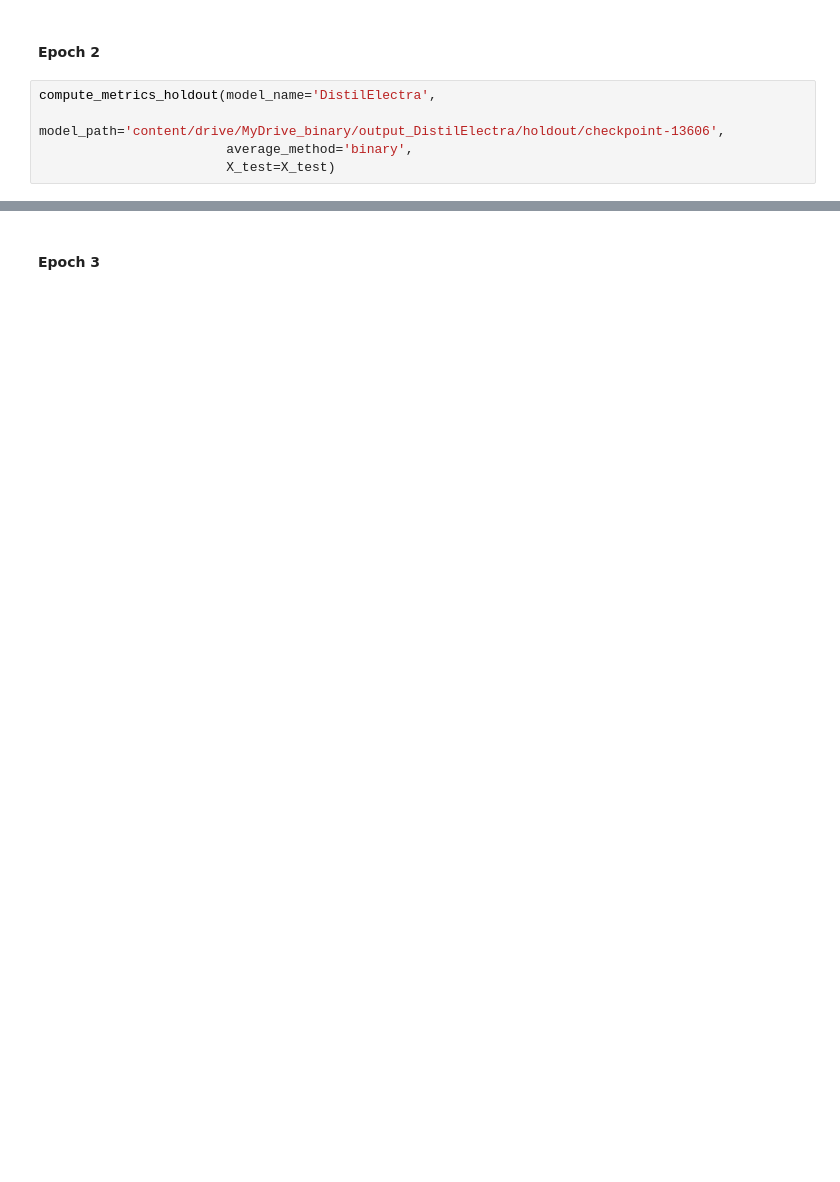
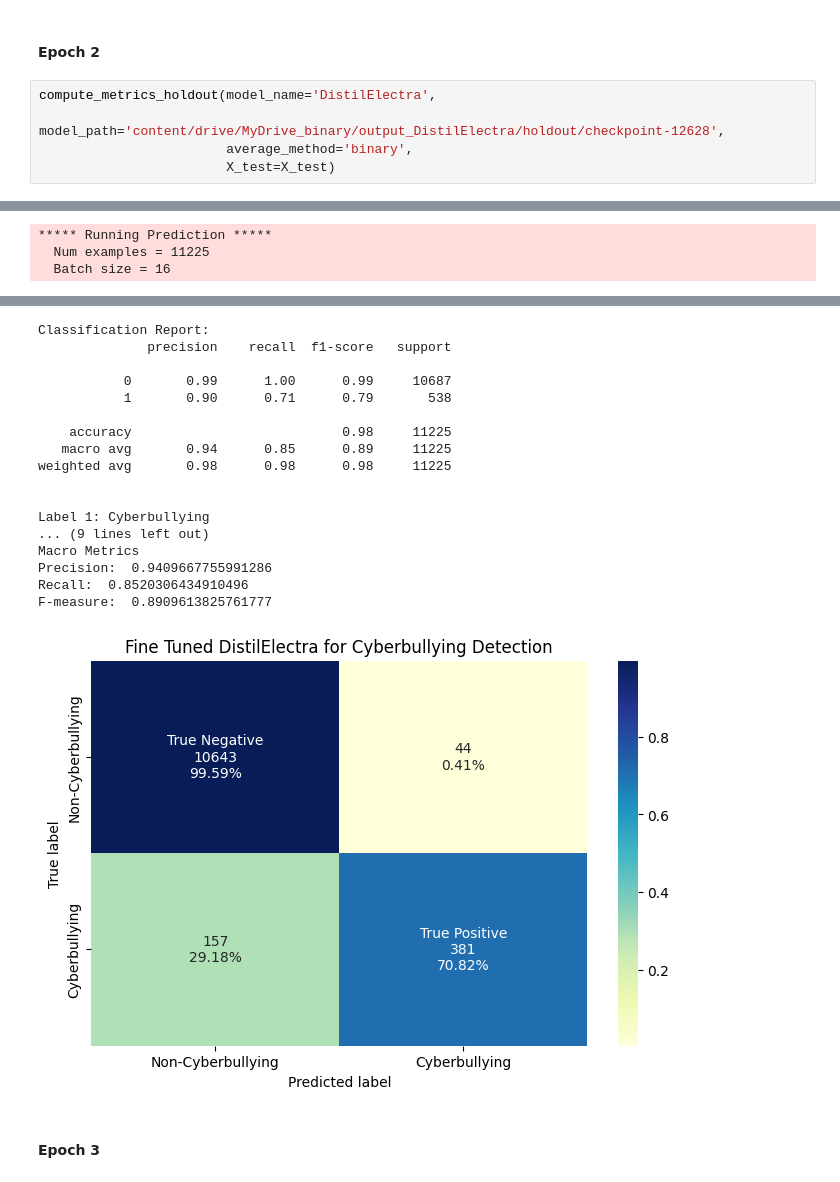
Before and after one commit to JasmeenBongKahYing/Cyberbullying-Detection, a Jupyter notebook: Model Training and Testing/Fine Tune Transformers from HuggingFace DistilElectra.ipynb, the cells around one changed output, grey strips where cells are left out. Saved outputs shown, nothing was run; the diff lists cells and outputs as text; blank space fills up the shorter version.

```diff
--- a/Model Training and Testing/Fine Tune Transformers from HuggingFace DistilElectra.ipynb
+++ b/Model Training and Testing/Fine Tune Transformers from HuggingFace DistilElectra.ipynb
@@ -571,6 +680,7 @@ compute_metrics_holdout(model_name='DistilElectra',
 #### Epoch 2
 # %%
 compute_metrics_holdout(model_name='DistilElectra',
-                        model_path='content/drive/MyDrive_binary/output_DistilElectra/holdout/checkpoint-13606',
+                        model_path='content/drive/MyDrive_binary/output_DistilElectra/holdout/checkpoint-12628',
                         average_method='binary',
                         X_test=X_test)
+# %% [output]
@@ -576,0 +699,3 @@ compute_metrics_holdout(model_name='DistilElectra',
+***** Running Prediction *****
+  Num examples = 11225
+  Batch size = 16
@@ -577,3 +703,21 @@ compute_metrics_holdout(model_name='DistilElectra',
+Classification Report:
+              precision    recall  f1-score   support
+
+           0       0.99      1.00      0.99     10687
+           1       0.90      0.71      0.79       538
+
+    accuracy                           0.98     11225
+   macro avg       0.94      0.85      0.89     11225
+weighted avg       0.98      0.98      0.98     11225
+
+
+Label 1: Cyberbullying
+... (9 lines left out)
+Macro Metrics
+Precision:  0.9409667755991286
+Recall:  0.8520306434910496
+F-measure:  0.8909613825761777
+[figure, added]
 # %% [markdown]
 #### Epoch 3
 # %%
```
Also changed, not shown: parts of 14 cells of this notebook.
